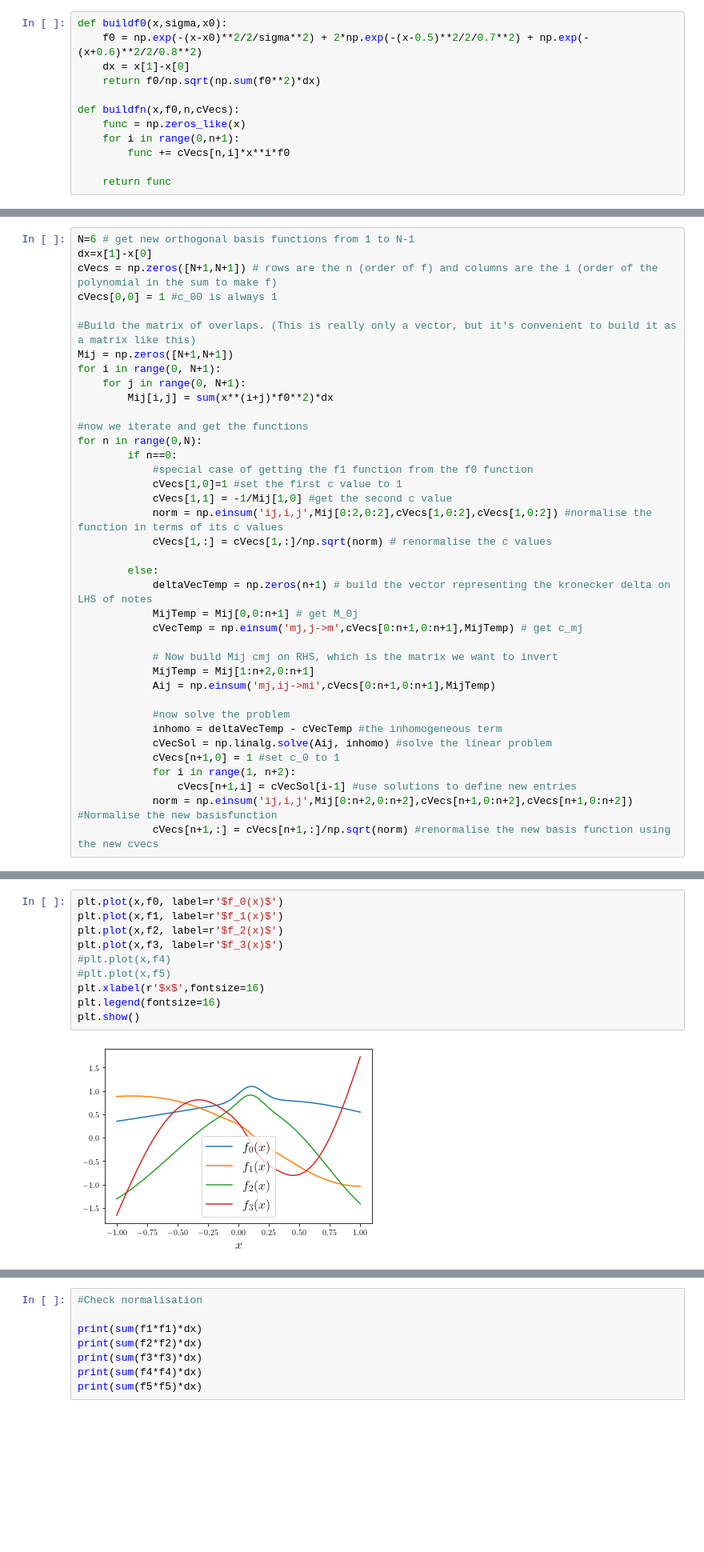
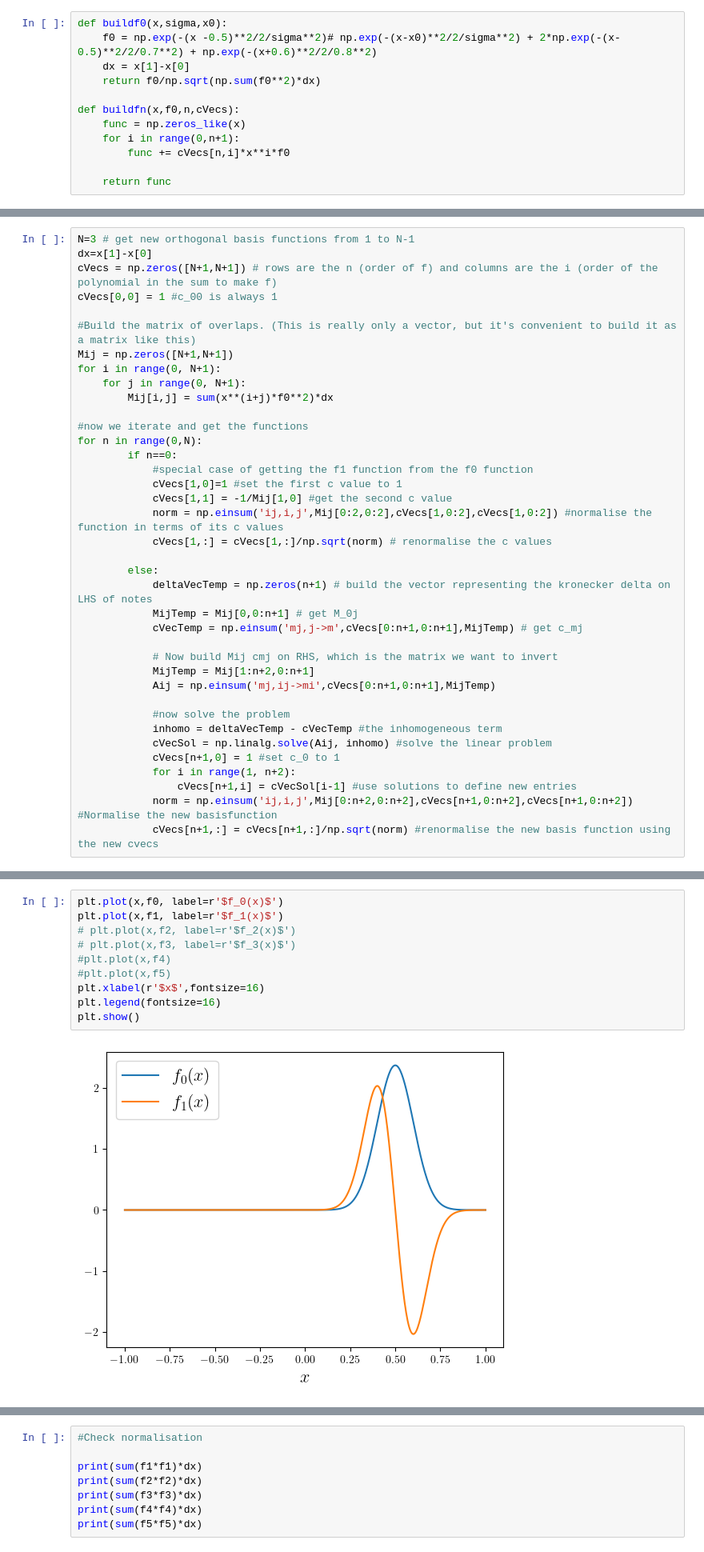
Before and after one commit to jmoo2880/QuantumInspiredML, a Jupyter notebook: FinalBenchmarks/optimalEncoding.ipynb, the cells around one changed output, grey strips where cells are left out. Shown: that part at 80% size. Cells and saved outputs as stored; diff of their text form; blank space fills up the shorter version.

Commit message:
first attempt at Sahand-Legendre Basis, has the issue with regions of zero probability

```diff
--- a/FinalBenchmarks/optimalEncoding.ipynb
+++ b/FinalBenchmarks/optimalEncoding.ipynb
@@ -12,6 +58,6 @@ rc('text', usetex=True)
 # %%
 def buildf0(x,sigma,x0):
-    f0 = np.exp(-(x-x0)**2/2/sigma**2) + 2*np.exp(-(x-0.5)**2/2/0.7**2) + np.exp(-(x+0.6)**2/2/0.8**2)
+    f0 = np.exp(-(x -0.5)**2/2/sigma**2)# np.exp(-(x-x0)**2/2/sigma**2) + 2*np.exp(-(x-0.5)**2/2/0.7**2) + np.exp(-(x+0.6)**2/2/0.8**2)
     dx = x[1]-x[0]
     return f0/np.sqrt(np.sum(f0**2)*dx)
 
@@ -40,6 +86,6 @@ sum(f0**2)*dx  #check normalisation
 1.0
 # %%
-N=6 # get new orthogonal basis functions from 1 to N-1
+N=3 # get new orthogonal basis functions from 1 to N-1
 dx=x[1]-x[0]
 cVecs = np.zeros([N+1,N+1]) # rows are the n (order of f) and columns are the i (order of the polynomial in the sum to make f)
 cVecs[0,0] = 1 #c_00 is always 1
@@ -85,15 +142,15 @@ f5 = buildfn(x,f0,5,cVecs)
 # %%
 plt.plot(x,f0, label=r'$f_0(x)$')
 plt.plot(x,f1, label=r'$f_1(x)$')
-plt.plot(x,f2, label=r'$f_2(x)$')
-plt.plot(x,f3, label=r'$f_3(x)$')
+# plt.plot(x,f2, label=r'$f_2(x)$')
+# plt.plot(x,f3, label=r'$f_3(x)$')
 #plt.plot(x,f4)
 #plt.plot(x,f5)
 plt.xlabel(r'$x$',fontsize=16)
 plt.legend(fontsize=16)
 plt.show()
 # %% [output]
-[figure, old version]
+[figure, new version]
 # %%
 #Check orthogonality
 
```
Also changed, not shown: parts of 7 cells of this notebook, 5 other files.
